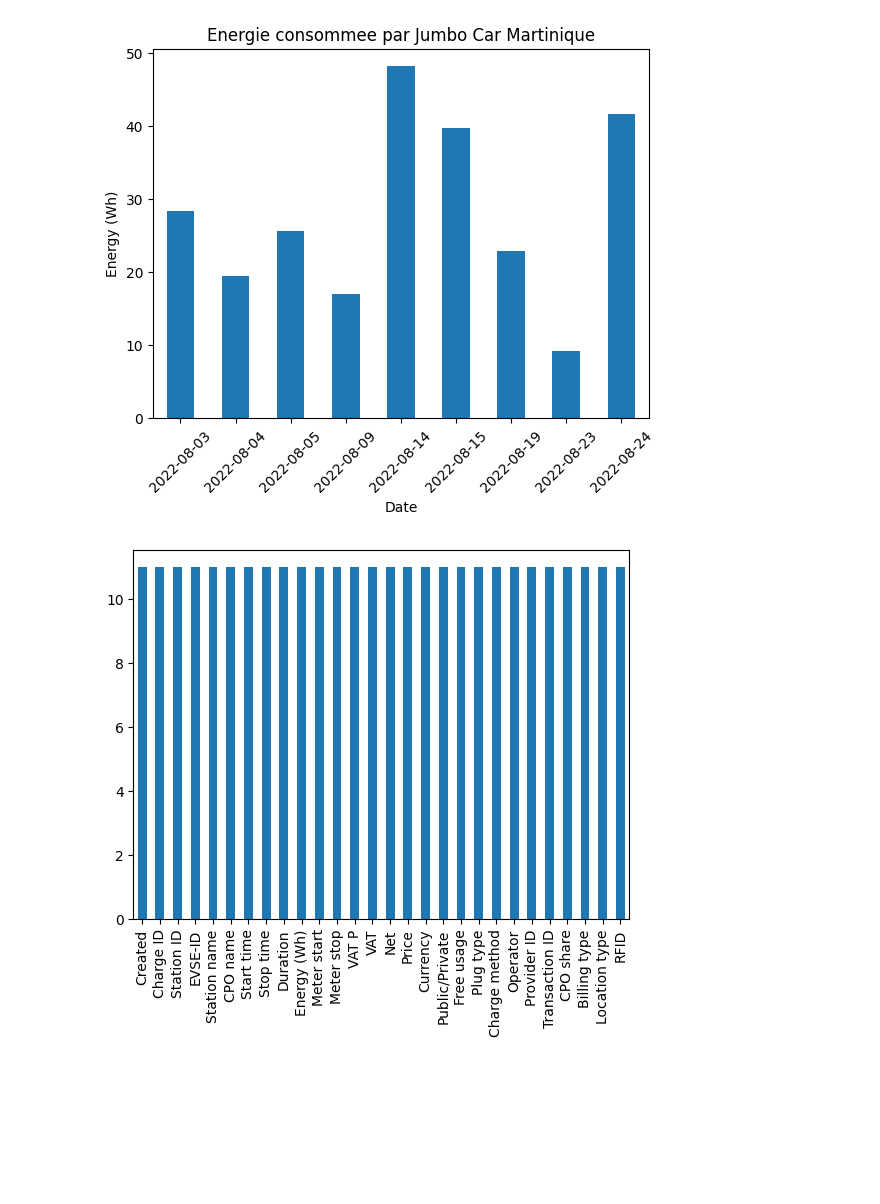
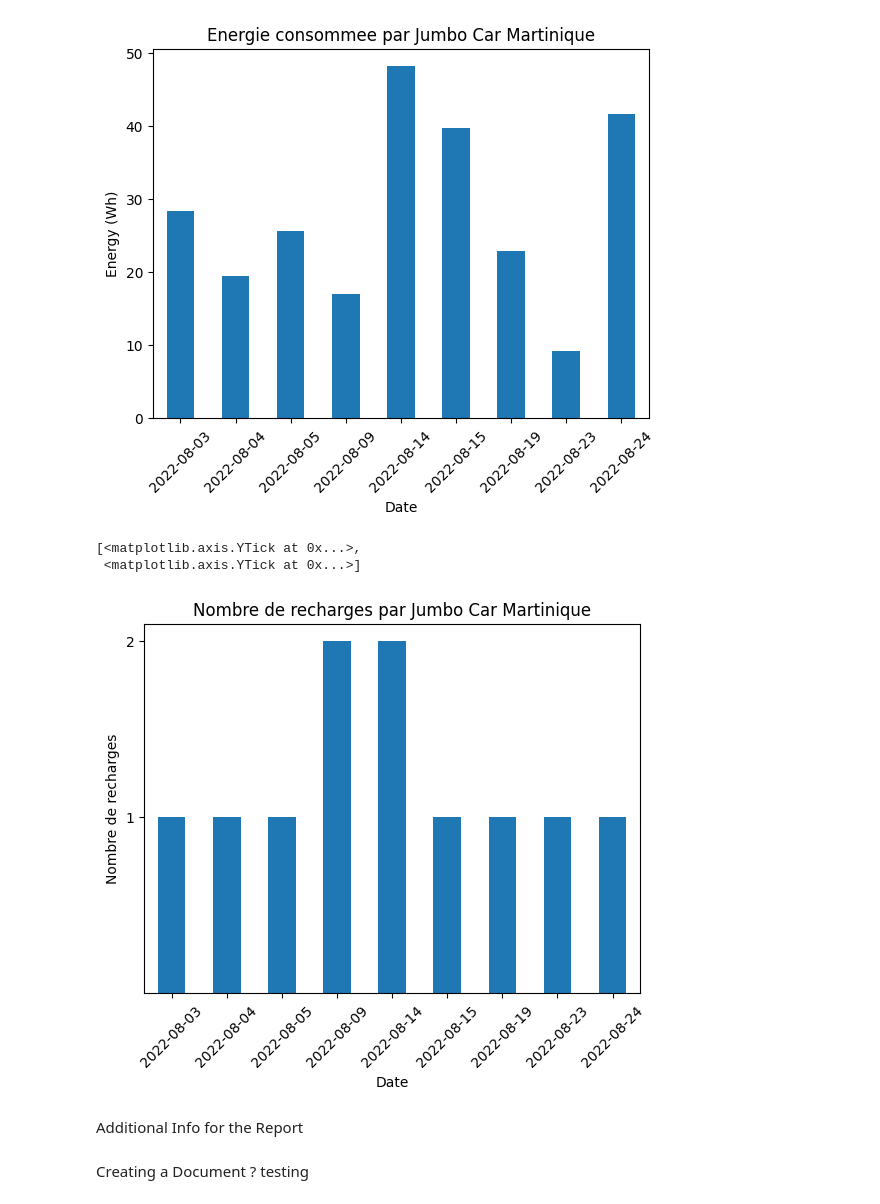
Before and after one commit to Stella-Hadiwidjaja/monthly_reports, a Jupyter notebook: reports.ipynb, the cells around one changed output. Saved outputs shown, nothing was run; the diff lists cells and outputs as text; code cells hidden in the pictures; blank space fills up the shorter version.

Commit message:
added values for report, ready to make into doc

```diff
--- a/reports.ipynb
+++ b/reports.ipynb
@@ -133,7 +134,7 @@ test_CPO
 11 rows × 29 columns
 # %%
 test_CPO_energy = test_CPO.groupby('Date')['Energy (Wh)'].sum()
-test_CPO_count = test_CPO.groupby('Date')['Charge ID'].count().sum()
+test_CPO_count = test_CPO.groupby('Date')['Charge ID'].count()
 # %%
 bar_energy = test_CPO_energy.plot(kind= 'bar')
 bar_energy.set_ylabel('Energy (Wh)')
@@ -150,7 +151,15 @@ bar_energy.set_xticklabels(pd.to_datetime(test_CPO_energy.index).date,rotation =
  Text(7, 0, '2022-08-23'),
  Text(8, 0, '2022-08-24')]
 [figure]
-# %%
-bar_count = test_CPO_count.plot(kind='bar')
-# %% [output]
-[figure, removed]
+# %%
+bar_count = test_CPO_count.plot(kind='bar')
+bar_count.set_ylabel('Nombre de recharges')
+bar_count.set_title('Nombre de recharges par '+ test)
+bar_count.set_xticklabels(pd.to_datetime(test_CPO_energy.index).date,rotation = 45)
+bar_count.set_yticks(test_CPO_count.unique())
+# %% [output]
+[<matplotlib.axis.YTick at 0x...>,
+ <matplotlib.axis.YTick at 0x...>]
+[figure, added]
+# %% [markdown]
+Additional Info for the Report
@@ -156,0 +172,3 @@ bar_count = test_CPO_count.plot(kind='bar')
+# %% [markdown]
+Creating a Document ?
+testing
```
Also changed, not shown: parts of 3 cells of this notebook, 1 other file.
